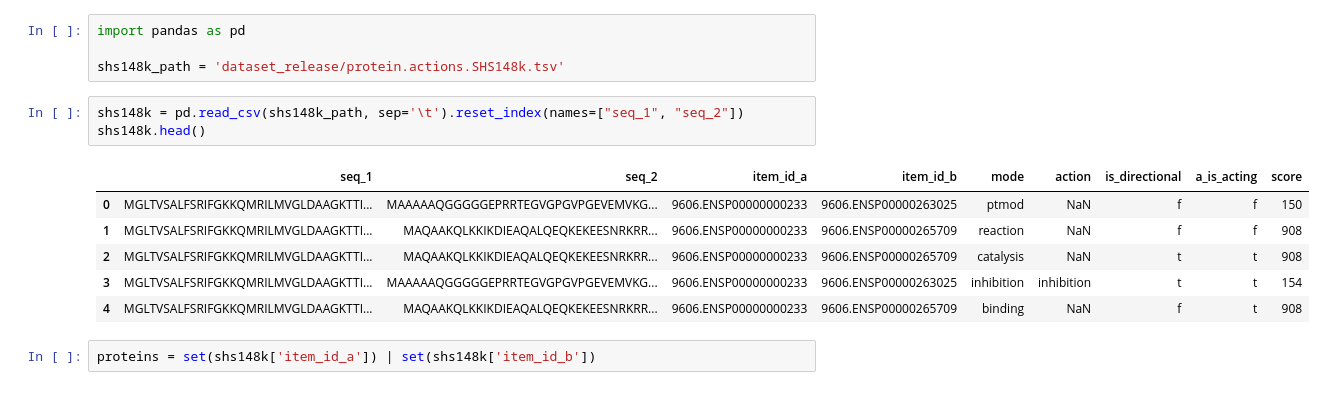
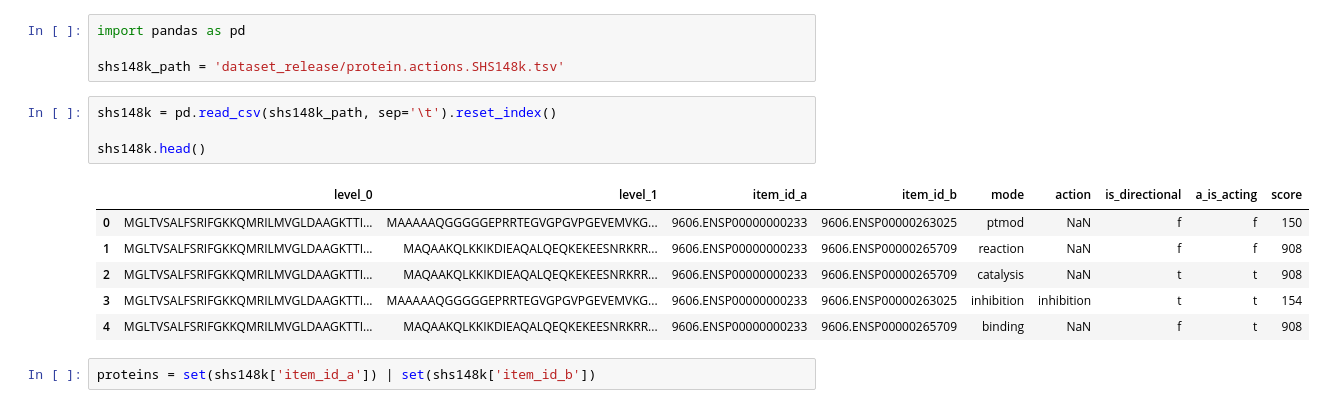
Before and after one commit to aleph0naught/GNN-PPI-diploma, a Jupyter notebook: Data.ipynb, the cells around one changed output. Cells and saved outputs as stored; diff of their text form.

```diff
--- a/Data.ipynb
+++ b/Data.ipynb
@@ -44,10 +34,11 @@ import pandas as pd
 
 shs148k_path = 'dataset_release/protein.actions.SHS148k.tsv'
 # %%
-shs148k = pd.read_csv(shs148k_path, sep='\t').reset_index(names=["seq_1", "seq_2"])
+shs148k = pd.read_csv(shs148k_path, sep='\t').reset_index()
+
 shs148k.head()
 # %% [output]
-|  | seq_1 | seq_2 | item_id_a | item_id_b | mode | action | is_directional | a_is_acting | score |
+|  | level_0 | level_1 | item_id_a | item_id_b | mode | action | is_directional | a_is_acting | score |
 | 0 | MGLTVSALFSRIFGKKQMRILMVGLDAAGKTTI... | MAAAAAQGGGGGEPRRTEGVGPGVPGEVEMVKG... | 9606.ENSP00000000233 | 9606.ENSP00000263025 | ptmod | NaN | f | f | 150 |
 | 1 | MGLTVSALFSRIFGKKQMRILMVGLDAAGKTTI... | MAQAAKQLKKIKDIEAQALQEQKEKEESNRKRR... | 9606.ENSP00000000233 | 9606.ENSP00000265709 | reaction | NaN | f | f | 908 |
 | 2 | MGLTVSALFSRIFGKKQMRILMVGLDAAGKTTI... | MAQAAKQLKKIKDIEAQALQEQKEKEESNRKRR... | 9606.ENSP00000000233 | 9606.ENSP00000265709 | catalysis | NaN | t | t | 908 |
```
Also changed, not shown: parts of 21 cells of this notebook, 24 other files.
